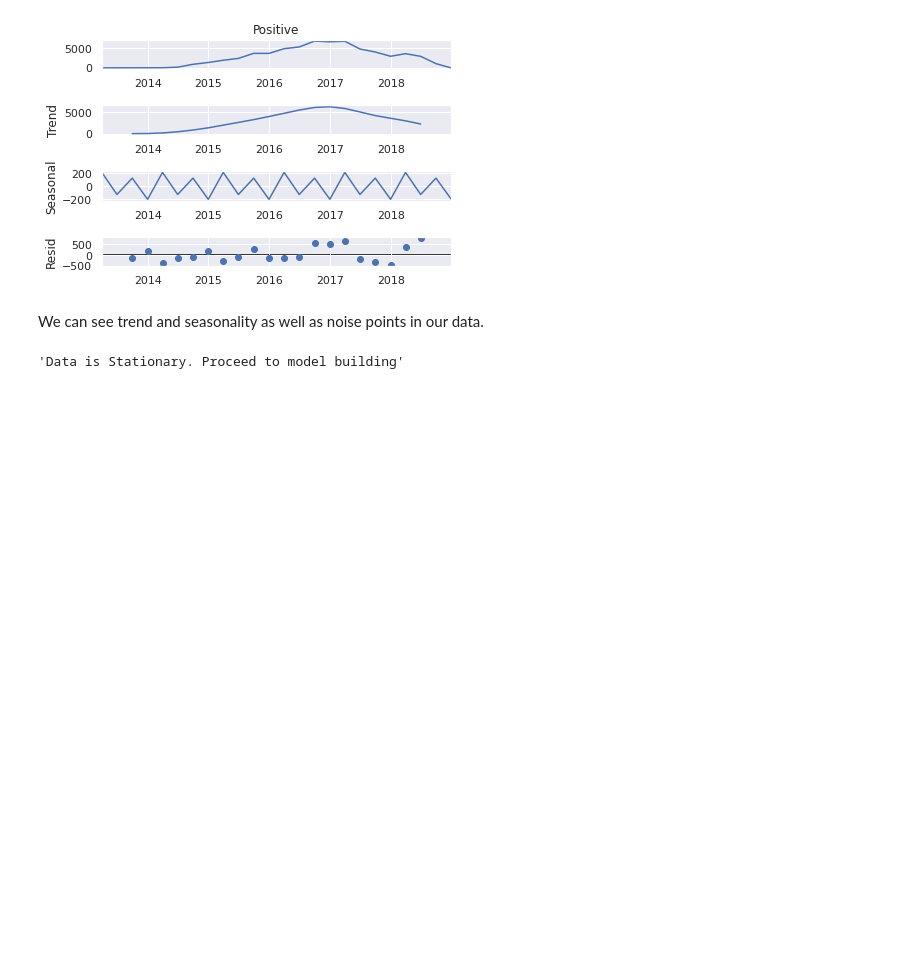
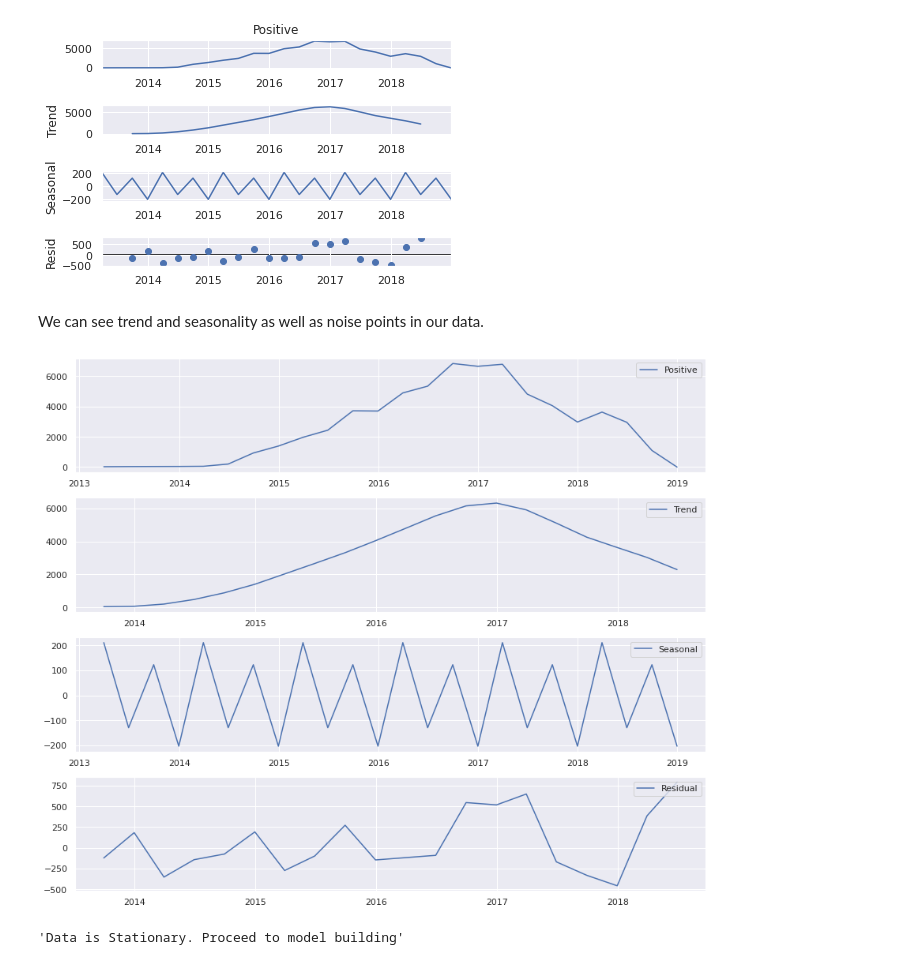
Before and after one commit to subhranilmondal/subhranilmondal, a Jupyter notebook: Capstone Project- Amazon customer review analysis/Project_Time_Series.ipynb, the cells around one changed output. Saved outputs shown, nothing was run; the diff lists cells and outputs as text; code cells hidden in the pictures; blank space fills up the shorter version.

```diff
--- a/Capstone Project- Amazon customer review analysis/Project_Time_Series.ipynb
+++ b/Capstone Project- Amazon customer review analysis/Project_Time_Series.ipynb
@@ -104,6 +104,29 @@ We can see trend and seasonality as well as noise points in our data.
 d_trend_p=decomposition.trend
 d_seasonal_p=decomposition.seasonal
 d_residual_p=decomposition.resid
+# %%
+#plotting the graphs
+fig,ax=plt.subplots(4,1,figsize=(12,10))
+
+#Original Data Graph:
+ax[0].plot(Positive,label='Positive')
+ax[0].legend(loc='best')
+
+#Trend
+ax[1].plot(d_trend_p,label='Trend')
+ax[1].legend(loc='best')
+
+#Seasonality
+ax[2].plot(d_seasonal_p,label='Seasonal')
+ax[2].legend(loc='upper right')
+
+#Residual/Irregular
+ax[3].plot(d_residual_p,label='Residual')
+ax[3].legend(loc='upper right')
+
+plt.tight_layout()
+# %% [output]
+[figure, added]
 # %%
 # dickey-fuller test for stationarity
 
```
Also changed, not shown: parts of 4 cells of this notebook, 4 other files.
